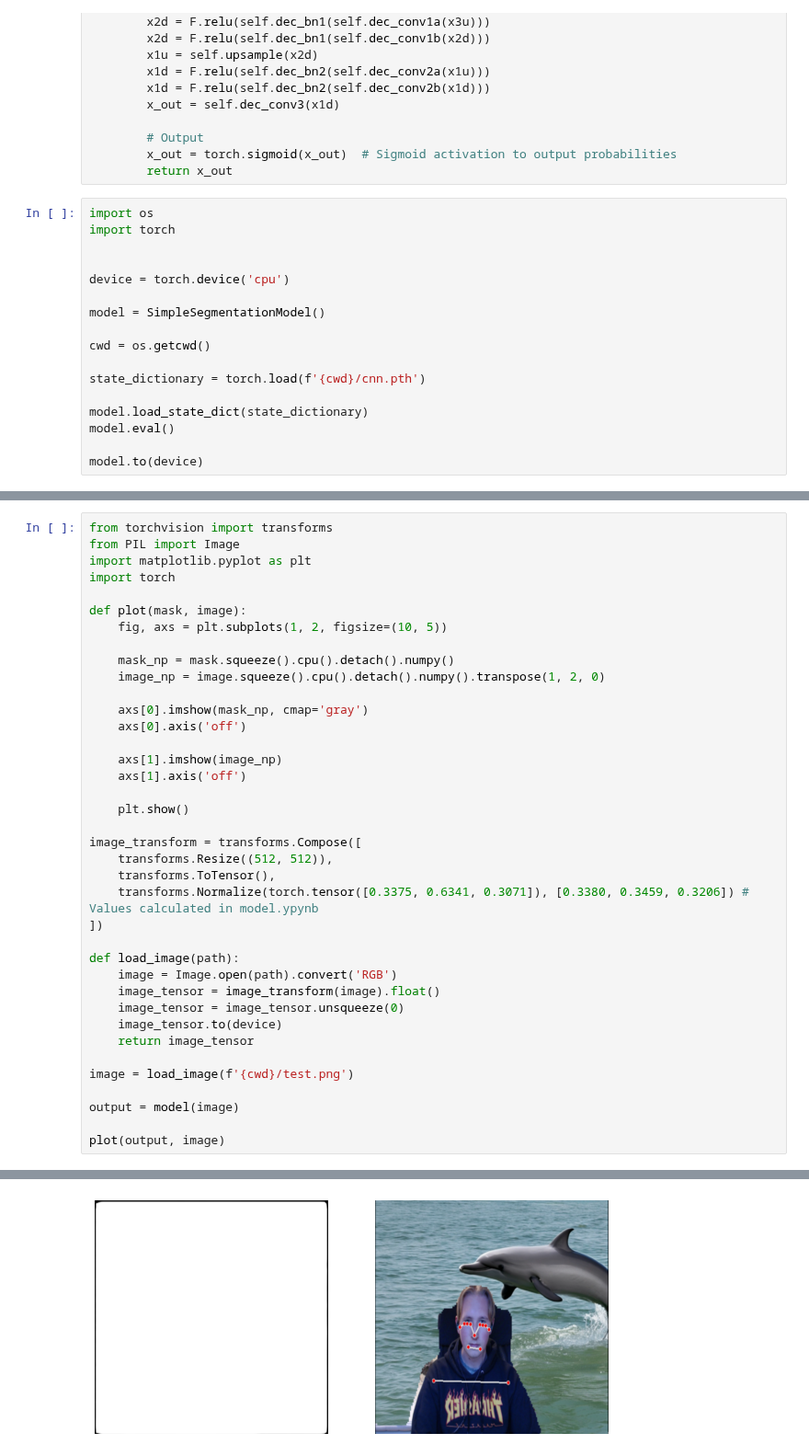
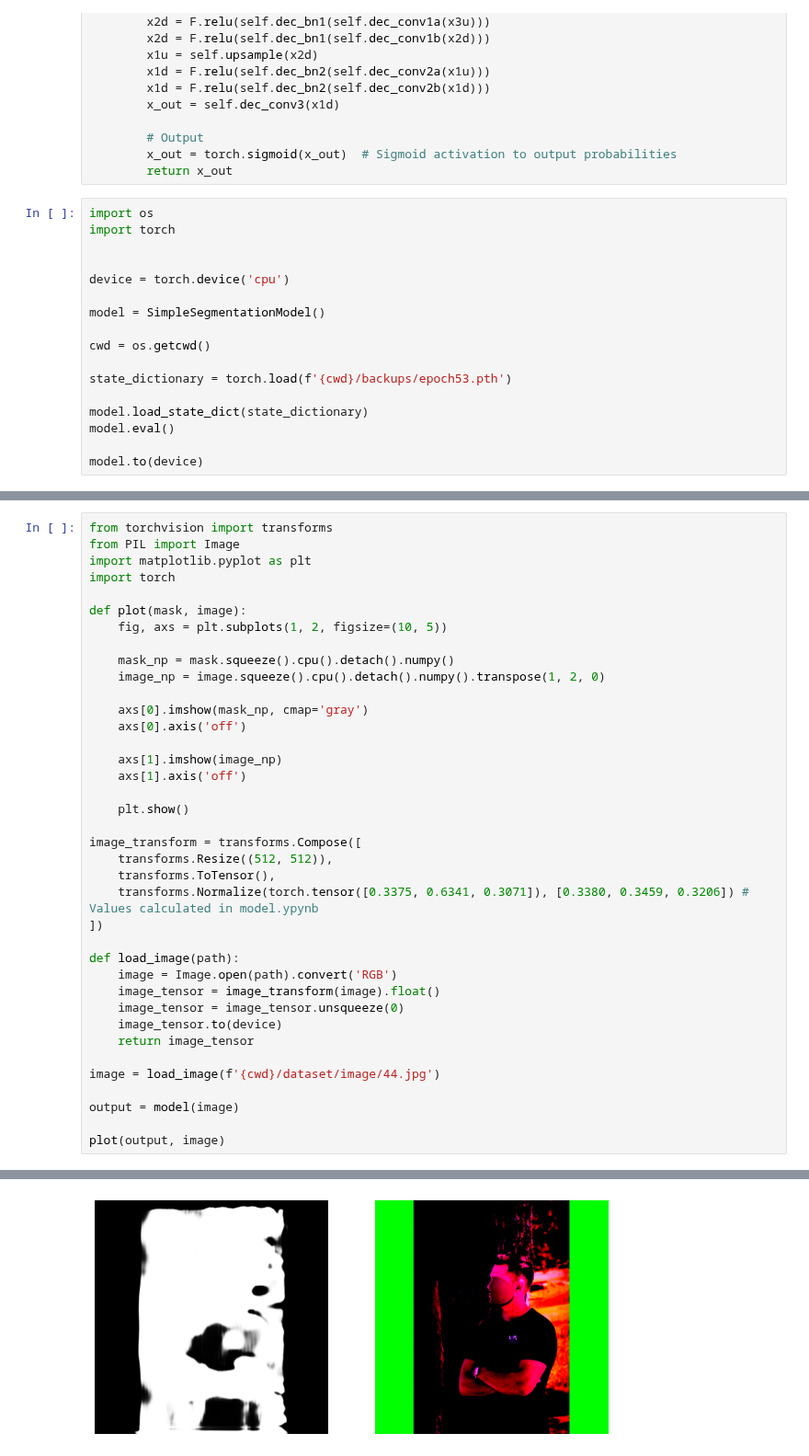
Before and after one commit to Slenderman00/Open-Screen-Model, a Jupyter notebook: test.ipynb, the cells around one changed output, grey strips where cells are left out. Shown at 92% size. Cells and saved outputs as stored; diff of their text form.

```diff
--- a/test.ipynb
+++ b/test.ipynb
@@ -66,7 +66,7 @@ model = SimpleSegmentationModel()
 
 cwd = os.getcwd()
 
-state_dictionary = torch.load(f'{cwd}/cnn.pth')
+state_dictionary = torch.load(f'{cwd}/backups/epoch53.pth')
 
 model.load_state_dict(state_dictionary)
 model.eval()
@@ -126,7 +126,7 @@ def load_image(path):
     image_tensor.to(device)
     return image_tensor
 
-image = load_image(f'{cwd}/test.png')
+image = load_image(f'{cwd}/dataset/image/44.jpg')
 
 output = model(image)
 
@@ -135 +136 @@ plot(output, image)
-[figure, old version]
+[figure, new version]
```
Also changed, not shown: parts of 1 cell of this notebook.
